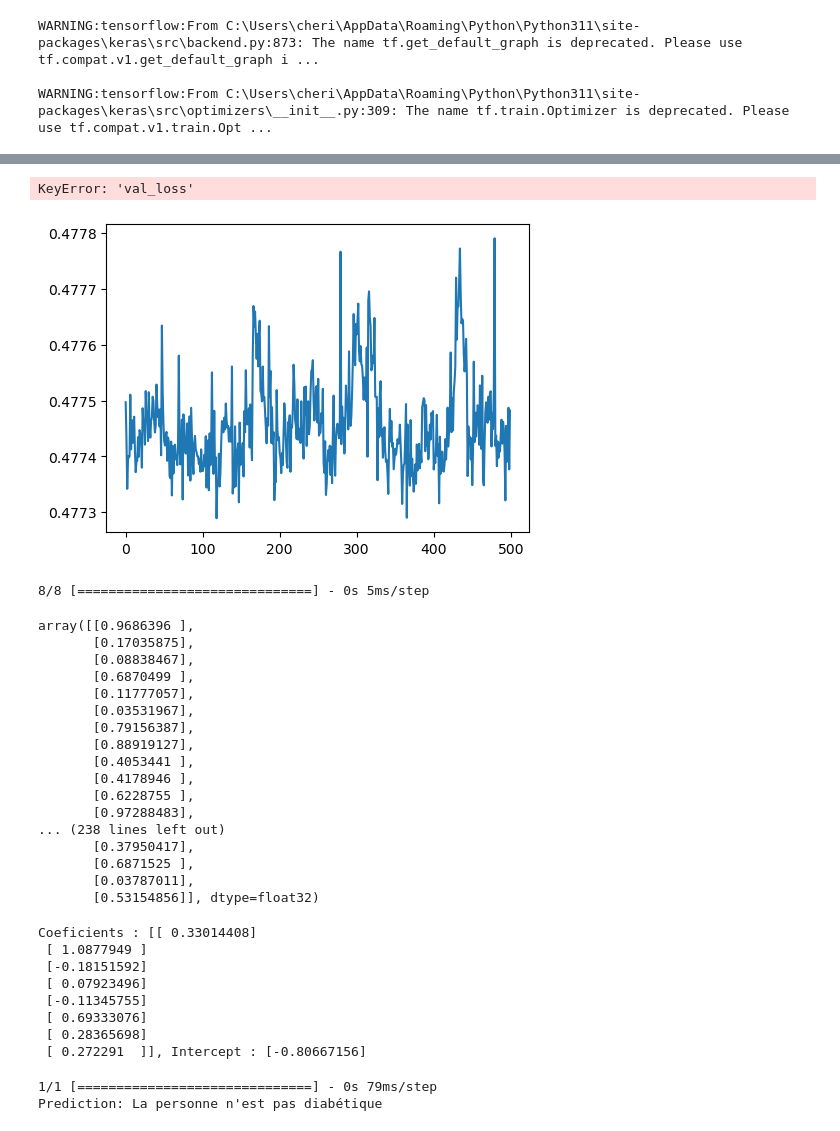
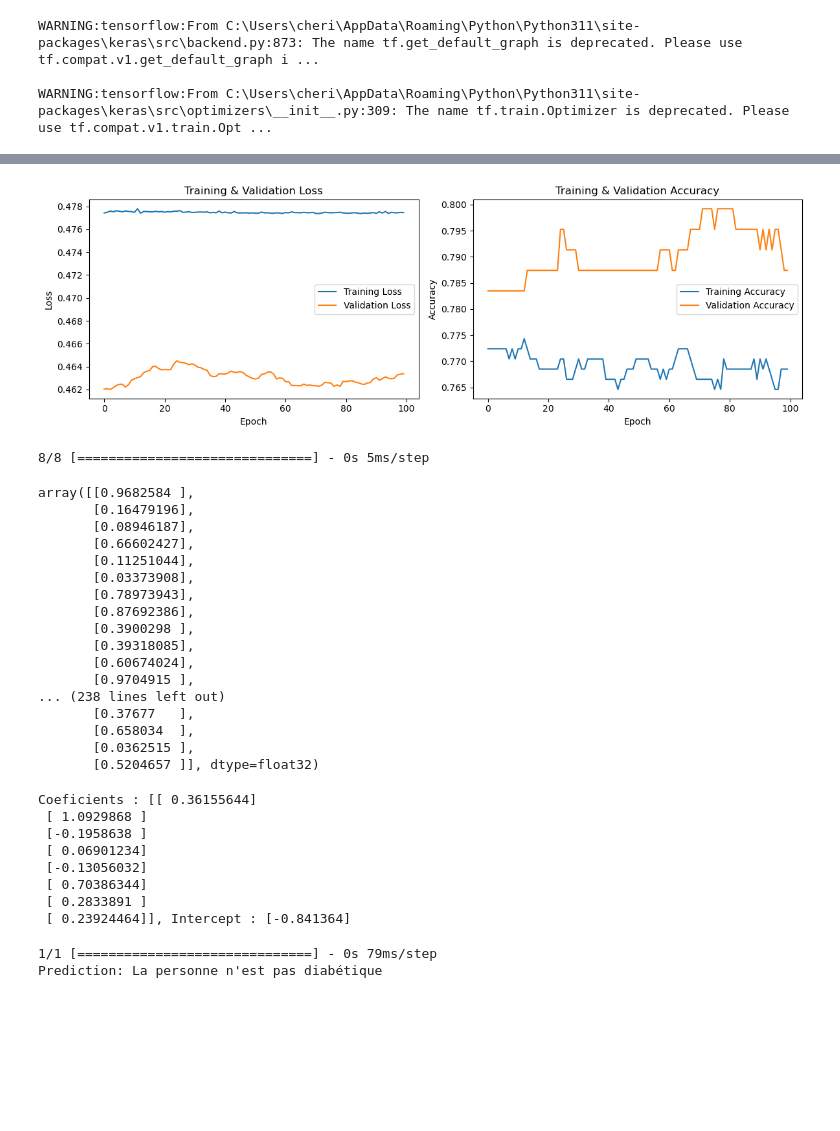
Before and after one commit to cherifissa/dabete_pred, a Jupyter notebook: diabet_ml_firt_model.ipynb, the cells around one changed output, grey strips where cells are left out. Drawn from its saved outputs; the diff is of its cells as text; code cells hidden in the pictures; blank space fills up the shorter version.

```diff
--- a/diabet_ml_firt_model.ipynb
+++ b/diabet_ml_firt_model.ipynb
@@ -55,9 +57,19 @@ WARNING:tensorflow:From C:\Users\cheri\AppData\Roaming\Python\Python311\site-pac
 
 WARNING:tensorflow:From C:\Users\cheri\AppData\Roaming\Python\Python311\site-packages\keras\src\optimizers\__init__.py:309: The name tf.train.Optimizer is deprecated. Please use tf.compat.v1.train.Opt ...
 # %%
-# Entraîner le modèle
-history = model.fit(X_train_scaled, y_train, epochs=500)
-history = model.fit(X_train_scaled, y_train, epochs=500, validation_data=(X_test_scaled, y_test))
+import json
 
-joblib.dump(model, 'model_first_ml.joblib')
+try:
+    f = open("model_first_ml.joblib", "r")
+    model = joblib.load('model_first_ml.joblib')
+    with open('history.json', 'r') as f:
+        history = json.load(f)
+except Exception as e:
+    # Entraîner le modèle
+    history = model.fit(X_train_scaled, y_train, epochs=100, validation_data=(X_test_scaled, y_test))
+
+    joblib.dump(model, 'model_first_ml.joblib')
+
+with open('history.json', 'w') as f:
+    json.dump(history.history, f)
 # %% [output]
@@ -101,33 +106,30 @@ Accuracy:  0.7913385629653931
 # %%
-train_results = model.evaluate(X_train_scaled, y_train, verbose=0)
-test_results = model.evaluate(X_test_scaled, y_test, verbose=0)
-
 plt.figure(figsize=(12, 4))
 
+#   history = json.load(f)
 
 # Plot Training & Validation Loss
 plt.subplot(1, 2, 1)
 plt.plot(history.history['loss'], label='Training Loss')
 plt.plot(history.history['val_loss'], label='Validation Loss')
 plt.title('Training & Validation Loss')
 plt.xlabel('Epoch')
 plt.ylabel('Loss')
 plt.legend()
 
 # Plot Training & Validation Accuracy
 plt.subplot(1, 2, 2)
 plt.plot(history.history['accuracy'], label='Training Accuracy')
 plt.plot(history.history['val_accuracy'], label='Validation Accuracy')
 plt.title('Training & Validation Accuracy')
 plt.xlabel('Epoch')
 plt.ylabel('Accuracy')
 plt.legend()
 
 plt.tight_layout()
 plt.show()
 # %% [output]
-KeyError: 'val_loss'
-[figure, old version]
+[figure, new version]
 # %%
 # Faire des prédictions
 predictions = model.predict(X_test_scaled)
@@ -136,36 +138,36 @@ predictions = model.predict(X_test_scaled)
 # %%
 predictions
 # %% [output]
-array([[0.9686396 ],
-       [0.17035875],
-       [0.08838467],
-       [0.6870499 ],
-       [0.11777057],
-       [0.03531967],
-       [0.79156387],
-       [0.88919127],
-       [0.4053441 ],
-       [0.4178946 ],
-       [0.6228755 ],
-       [0.97288483],
+array([[0.9682584 ],
+       [0.16479196],
+       [0.08946187],
+       [0.66602427],
+       [0.11251044],
+       [0.03373908],
+       [0.78973943],
+       [0.87692386],
+       [0.3900298 ],
+       [0.39318085],
+       [0.60674024],
+       [0.9704915 ],
 ... (238 lines left out)
-       [0.37950417],
-       [0.6871525 ],
-       [0.03787011],
-       [0.53154856]], dtype=float32)
+       [0.37677   ],
+       [0.658034  ],
+       [0.0362515 ],
+       [0.5204657 ]], dtype=float32)
 # %%
 # Obtenir les poids et les biais du modèle
 coef, intercept = model.get_weights()
 print(f"Coeficients : {coef}, Intercept : {intercept}")
 # %% [output]
-Coeficients : [[ 0.33014408]
- [ 1.0877949 ]
- [-0.18151592]
- [ 0.07923496]
- [-0.11345755]
- [ 0.69333076]
- [ 0.28365698]
- [ 0.272291  ]], Intercept : [-0.80667156]
+Coeficients : [[ 0.36155644]
+ [ 1.0929868 ]
+ [-0.1958638 ]
+ [ 0.06901234]
+ [-0.13056032]
+ [ 0.70386344]
+ [ 0.2833891 ]
+ [ 0.23924464]], Intercept : [-0.841364]
 # %%
 
 # Creating a new data point
```
Also changed, not shown: parts of 4 cells of this notebook, 2 other files.
